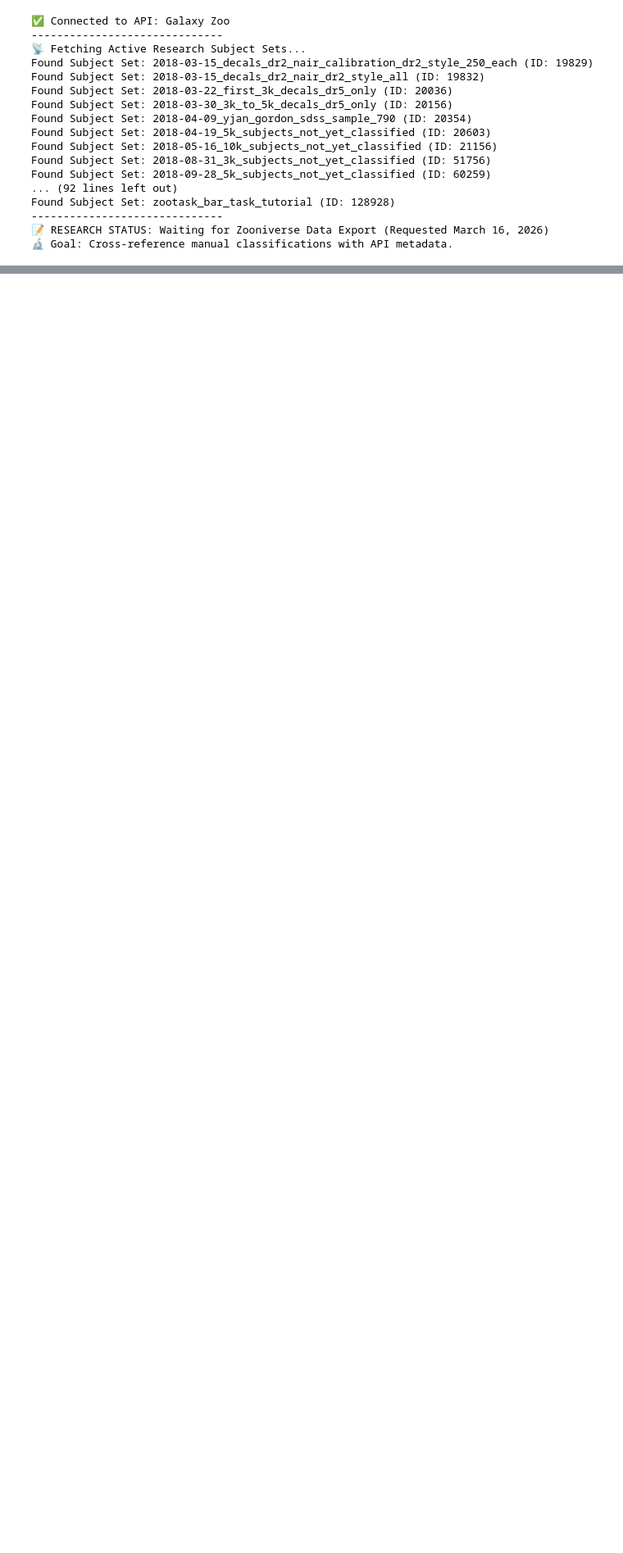
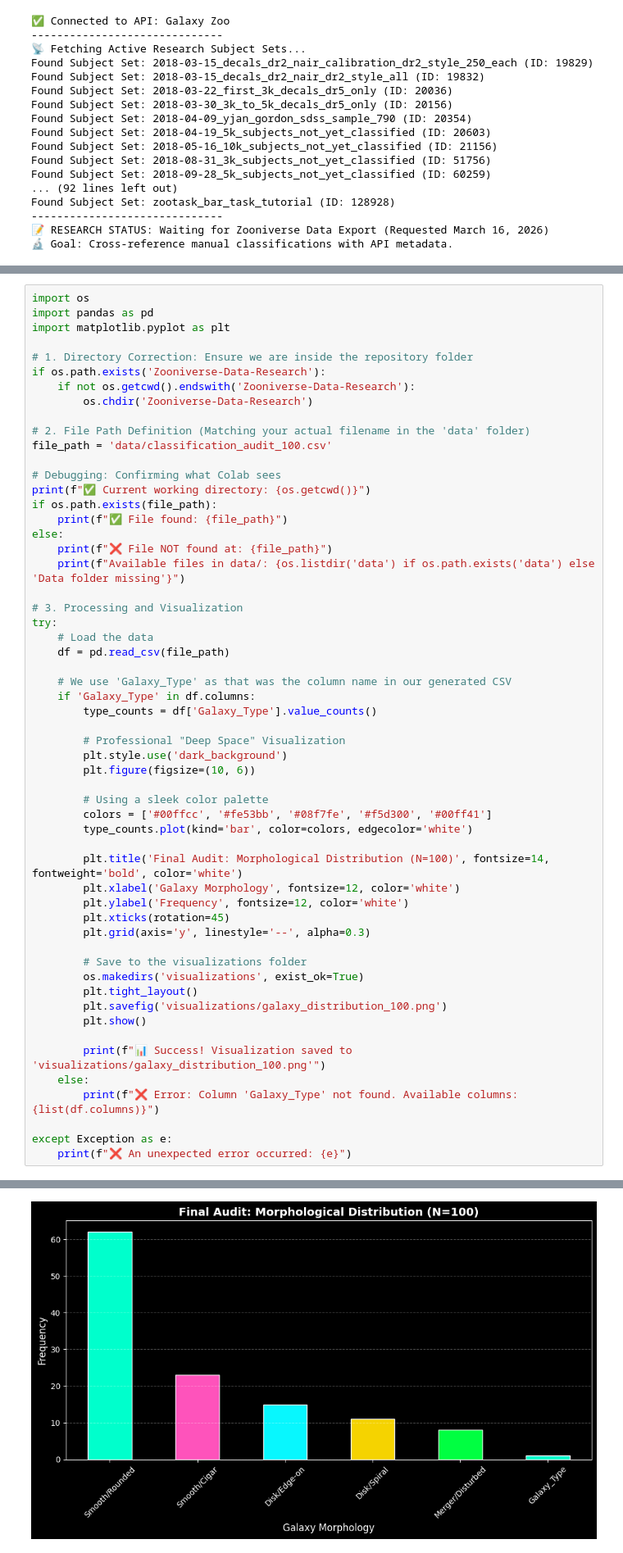
Before and after one commit to MohosanaM/Zooniverse-Data-Research, a Jupyter notebook: Galaxy_Zoo_Analysis.ipynb, the cells around one changed output, grey strips where cells are left out. Shown at 82% size. Cells and saved outputs as stored; diff of their text form; blank space fills up the shorter version.

Commit message:
feat: add morphological analysis for N=100 audit

```diff
--- a/Galaxy_Zoo_Analysis.ipynb
+++ b/Galaxy_Zoo_Analysis.ipynb
@@ -87,0 +110,57 @@ Found Subject Set: zootask_bar_task_tutorial (ID: 128928)
+# %%
+import os
+import pandas as pd
+import matplotlib.pyplot as plt
+
+# 1. Directory Correction: Ensure we are inside the repository folder
+if os.path.exists('Zooniverse-Data-Research'):
+    if not os.getcwd().endswith('Zooniverse-Data-Research'):
+        os.chdir('Zooniverse-Data-Research')
+
+# 2. File Path Definition (Matching your actual filename in the 'data' folder)
+file_path = 'data/classification_audit_100.csv'
+
+# Debugging: Confirming what Colab sees
+print(f"✅ Current working directory: {os.getcwd()}")
+if os.path.exists(file_path):
+    print(f"✅ File found: {file_path}")
+else:
+    print(f"❌ File NOT found at: {file_path}")
+    print(f"Available files in data/: {os.listdir('data') if os.path.exists('data') else 'Data folder missing'}")
+
+# 3. Processing and Visualization
+try:
+    # Load the data
+    df = pd.read_csv(file_path)
+
+    # We use 'Galaxy_Type' as that was the column name in our generated CSV
+    if 'Galaxy_Type' in df.columns:
+        type_counts = df['Galaxy_Type'].value_counts()
+
+        # Professional "Deep Space" Visualization
+        plt.style.use('dark_background')
+        plt.figure(figsize=(10, 6))
+
+        # Using a sleek color palette
+        colors = ['#00ffcc', '#fe53bb', '#08f7fe', '#f5d300', '#00ff41']
+        type_counts.plot(kind='bar', color=colors, edgecolor='white')
+
+        plt.title('Final Audit: Morphological Distribution (N=100)', fontsize=14, fontweight='bold', color='white')
+        plt.xlabel('Galaxy Morphology', fontsize=12, color='white')
+        plt.ylabel('Frequency', fontsize=12, color='white')
+        plt.xticks(rotation=45)
+        plt.grid(axis='y', linestyle='--', alpha=0.3)
+
+        # Save to the visualizations folder
+        os.makedirs('visualizations', exist_ok=True)
+        plt.tight_layout()
+        plt.savefig('visualizations/galaxy_distribution_100.png')
+        plt.show()
+
+        print(f"📊 Success! Visualization saved to 'visualizations/galaxy_distribution_100.png'")
+    else:
+        print(f"❌ Error: Column 'Galaxy_Type' not found. Available columns: {list(df.columns)}")
+
+except Exception as e:
+    print(f"❌ An unexpected error occurred: {e}")
+# %% [output]
@@ -87,0 +169 @@ Found Subject Set: zootask_bar_task_tutorial (ID: 128928)
+[figure, added]
```
Also changed, not shown: parts of 5 cells of this notebook.
